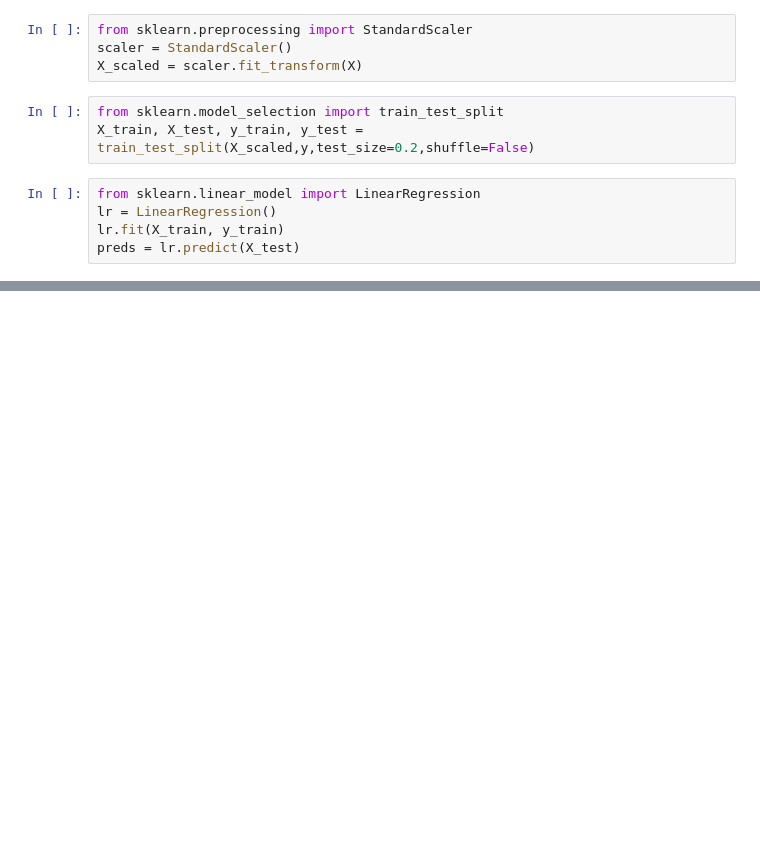
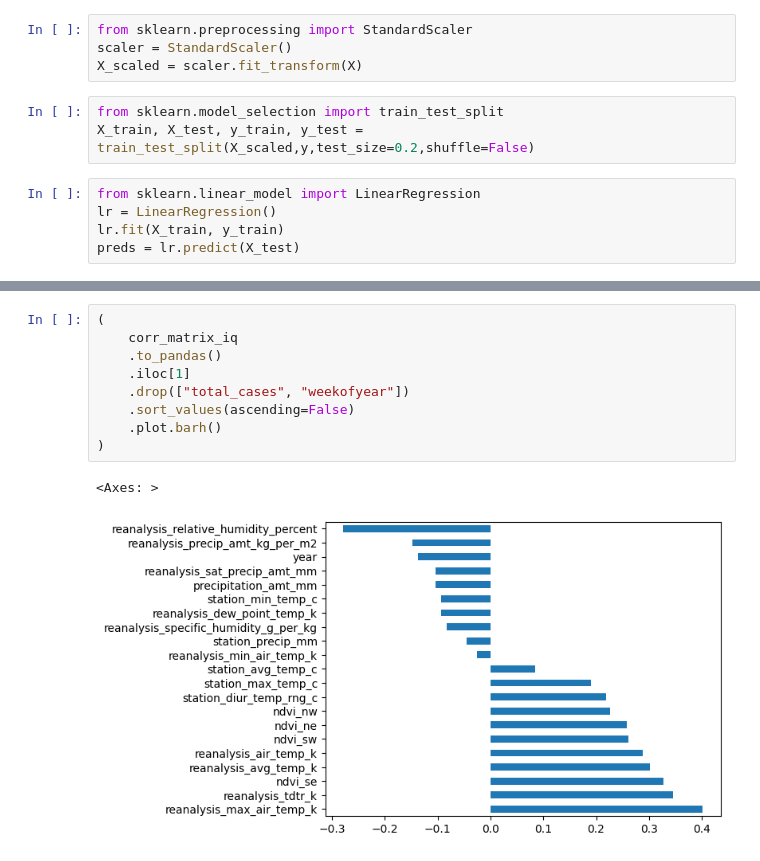
Before and after one commit to shivamnsingh/DengAi, a Jupyter notebook: code.ipynb, the cells around one changed output, grey strips where cells are left out. Cells and saved outputs as stored; diff of their text form; blank space fills up the shorter version.

```diff
--- a/code.ipynb
+++ b/code.ipynb
@@ -290,0 +351,12 @@ dtype: float64
+# %%
+(
+    corr_matrix_iq
+    .to_pandas()
+    .iloc[1]
+    .drop(["total_cases", "weekofyear"])
+    .sort_values(ascending=False)
+    .plot.barh()
+)
+# %% [output]
+<Axes: >
+[figure, added]
```
Also changed, not shown: parts of 17 cells of this notebook.
